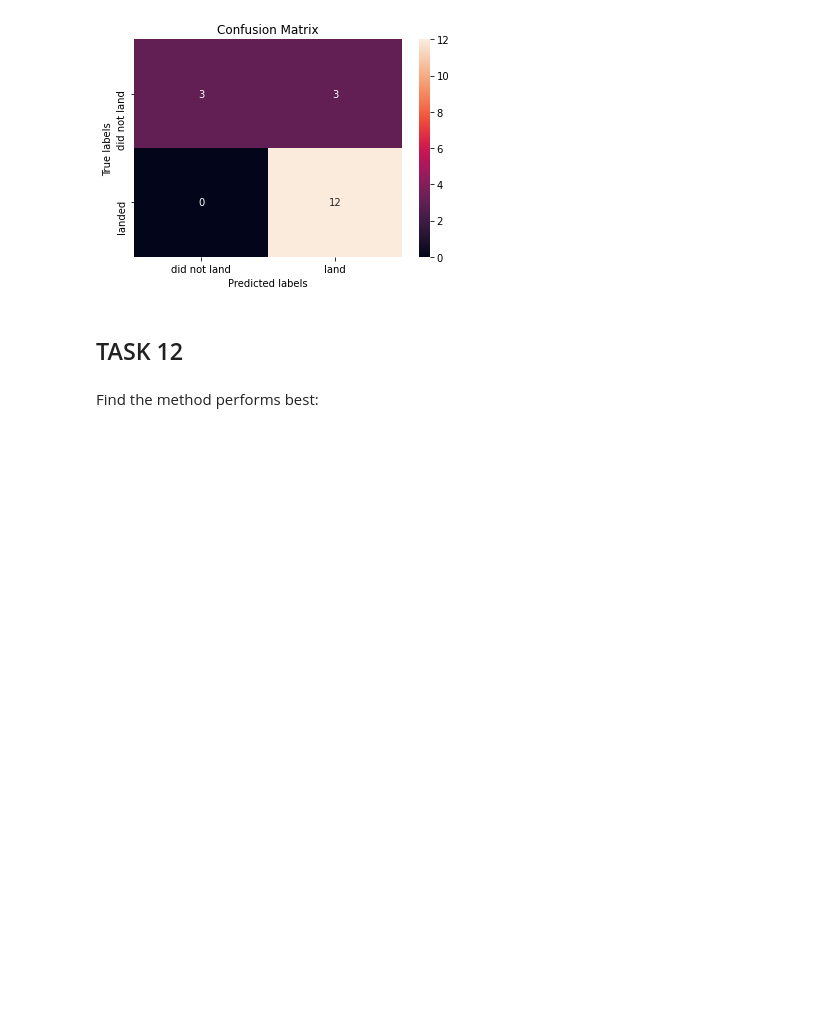
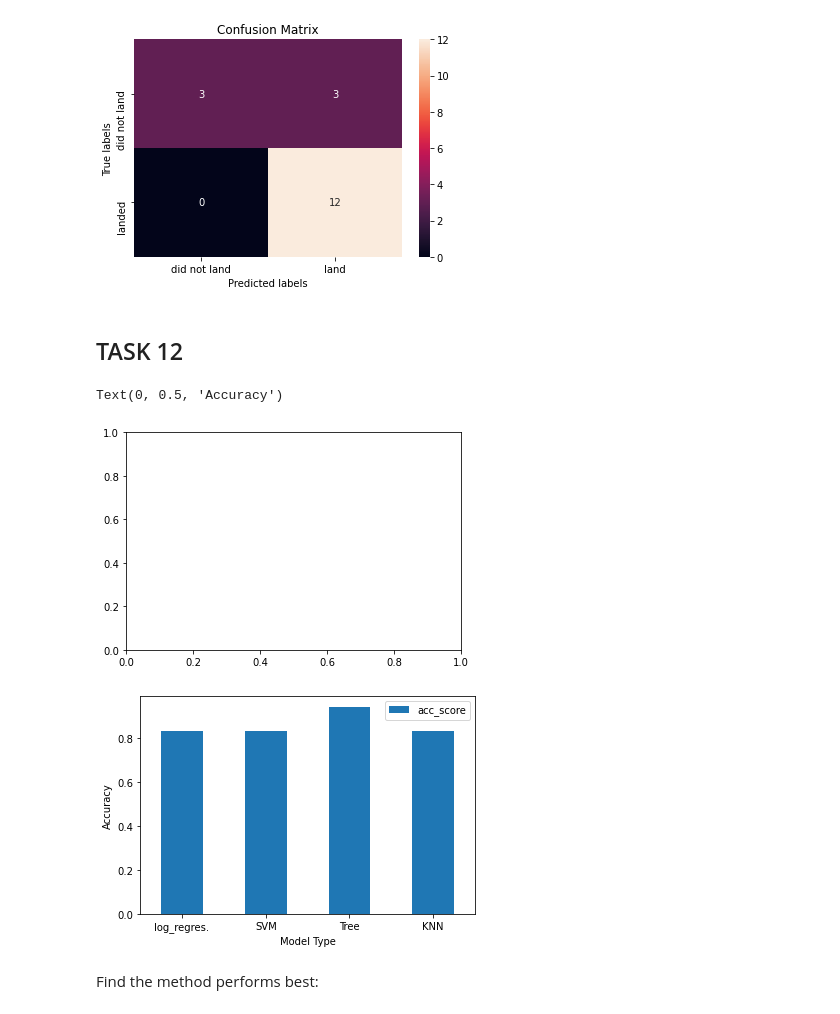
Before and after one commit to FlatEric86/IBM_Coursera_data_science_course, a Jupyter notebook: MLPipeline.ipynb, the cells around one changed output. Cells and saved outputs as stored; diff of their text form; code cells hidden in the pictures; blank space fills up the shorter version.

```diff
--- a/MLPipeline.ipynb
+++ b/MLPipeline.ipynb
@@ -329,6 +329,23 @@ plot_confusion_matrix(Y_test,yhat)
 [figure]
 # %% [markdown]
 ## TASK  12
+# %%
+
+
+df_bar = pd.DataFrame(
+    {
+        'Model Type'        : ['log_regres.', 'SVM', 'Tree', 'KNN'],
+        'acc_score' : [logreg_cv.score(X_test, Y_test), svm_cv.score(X_test, Y_test), tree_cv.score(X_test, Y_test), knn_cv.score(X_test, Y_test)]
+    }
+)
+# %%
+fig, ax = plt.subplots()
+ax = df_bar.plot.bar(x='Model Type', y='acc_score', rot=0)
+ax.set_ylabel('Accuracy')
+# %% [output]
+Text(0, 0.5, 'Accuracy')
+[figure, added]
+[figure, added]
 # %% [markdown]
 Find the method performs best:
 # %% [markdown]
```
Also changed, not shown: parts of 3 cells of this notebook.
